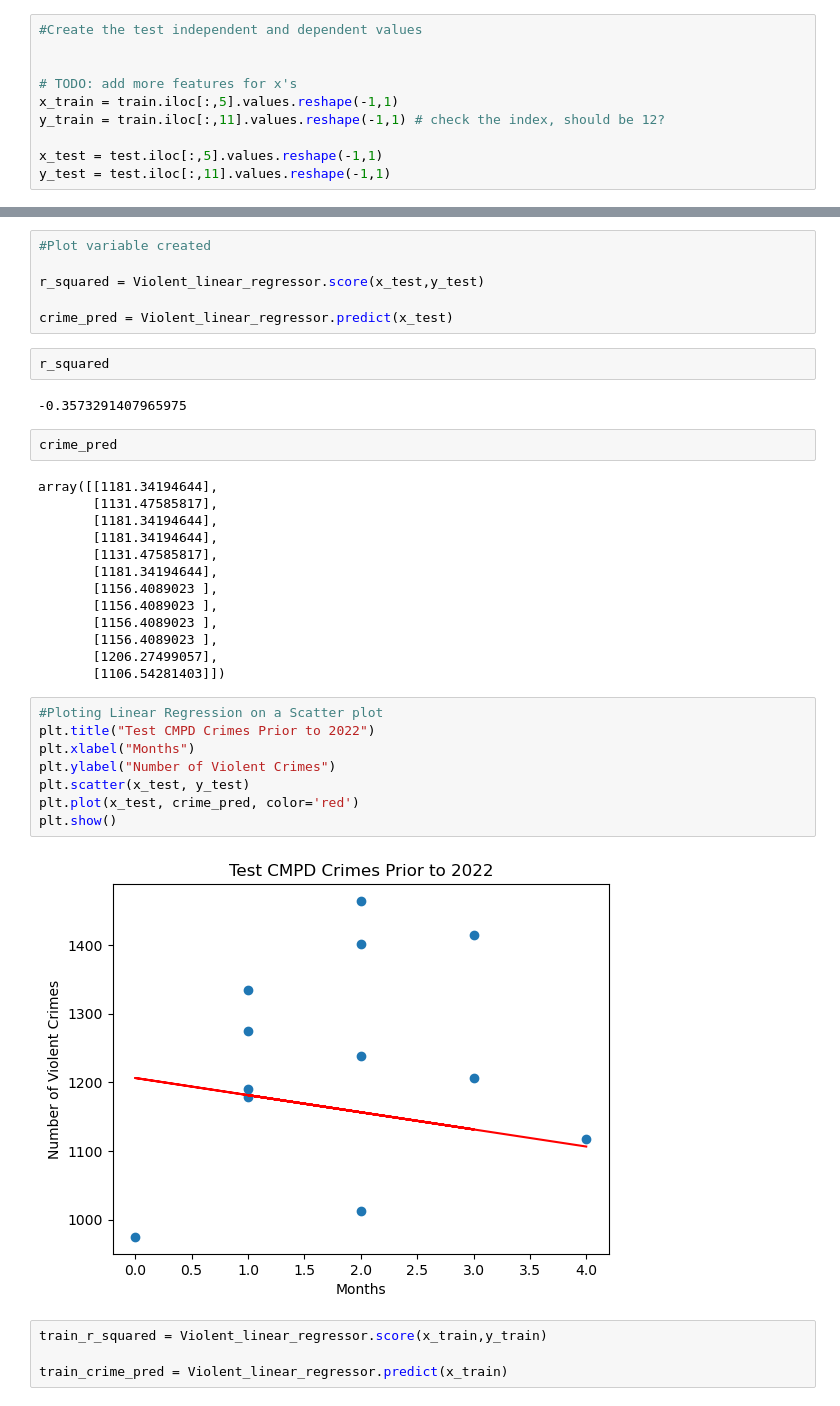
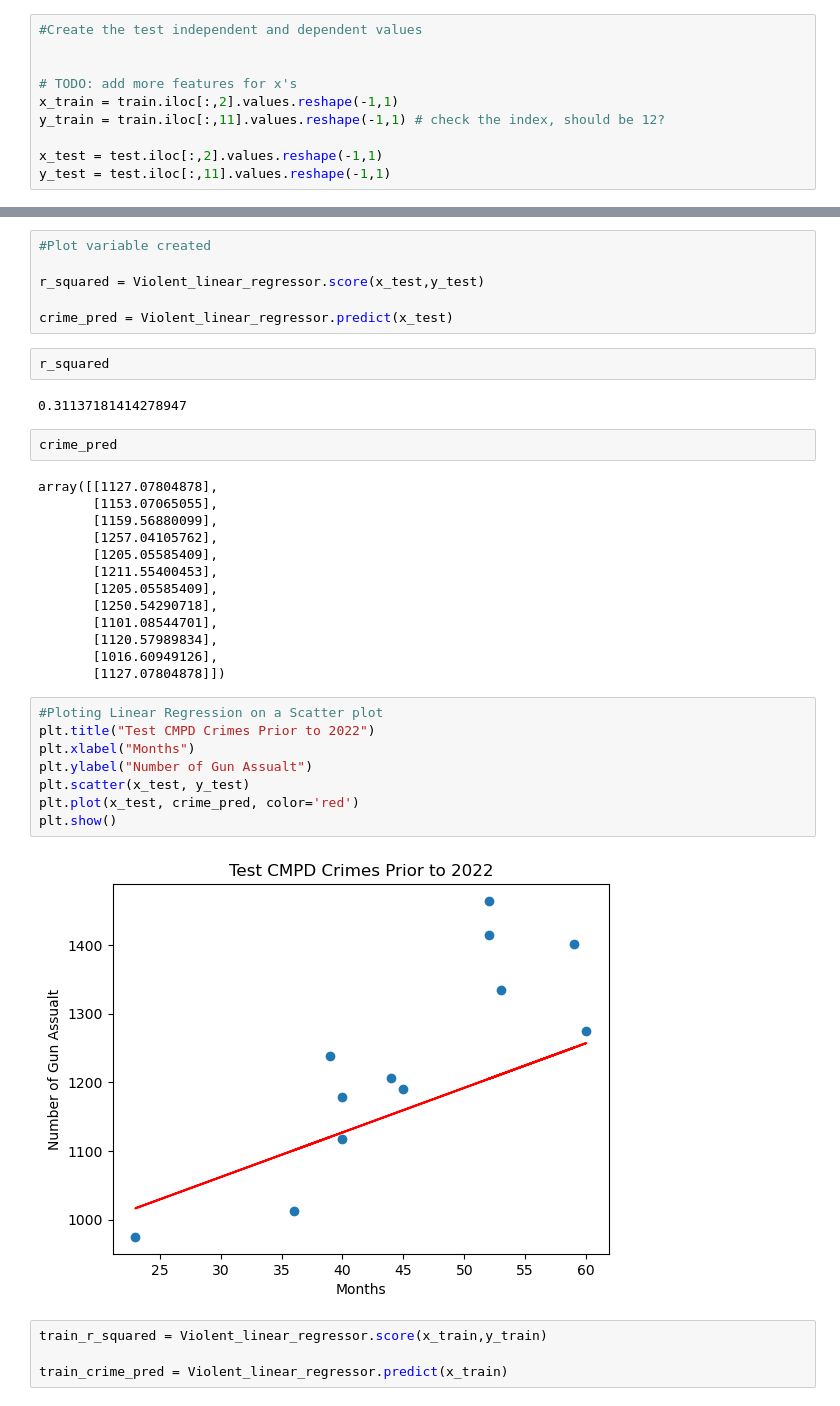
Before and after one commit to Kcav18/Final_Project, a Jupyter notebook: CMPD_linear_regression_model.ipynb, the cells around one changed output, grey strips where cells are left out. Drawn from its saved outputs; the diff is of its cells as text.

```diff
--- a/CMPD_linear_regression_model.ipynb
+++ b/CMPD_linear_regression_model.ipynb
@@ -67,10 +67,10 @@ train.info
 
 
 # TODO: add more features for x's
-x_train = train.iloc[:,5].values.reshape(-1,1)
+x_train = train.iloc[:,2].values.reshape(-1,1)
 y_train = train.iloc[:,11].values.reshape(-1,1) # check the index, should be 12?
 
-x_test = test.iloc[:,5].values.reshape(-1,1)
+x_test = test.iloc[:,2].values.reshape(-1,1)
 y_test = test.iloc[:,11].values.reshape(-1,1)
 # %%
 #Creating variables
@@ -92,32 +92,32 @@ crime_pred = Violent_linear_regressor.predict(x_test)
 # %%
 r_squared
 # %% [output]
--0.3573291407965975
+0.31137181414278947
 # %%
 crime_pred
 # %% [output]
-array([[1181.34194644],
-       [1131.47585817],
-       [1181.34194644],
-       [1181.34194644],
-       [1131.47585817],
-       [1181.34194644],
-       [1156.4089023 ],
-       [1156.4089023 ],
-       [1156.4089023 ],
-       [1156.4089023 ],
-       [1206.27499057],
-       [1106.54281403]])
+array([[1127.07804878],
+       [1153.07065055],
+       [1159.56880099],
+       [1257.04105762],
+       [1205.05585409],
+       [1211.55400453],
+       [1205.05585409],
+       [1250.54290718],
+       [1101.08544701],
+       [1120.57989834],
+       [1016.60949126],
+       [1127.07804878]])
 # %%
 #Ploting Linear Regression on a Scatter plot
 plt.title("Test CMPD Crimes Prior to 2022")
 plt.xlabel("Months")
-plt.ylabel("Number of Violent Crimes")
+plt.ylabel("Number of Gun Assualt")
 plt.scatter(x_test, y_test)
 plt.plot(x_test, crime_pred, color='red')
 plt.show()
 # %% [output]
-[figure, old version]
+[figure, new version]
 # %%
 train_r_squared = Violent_linear_regressor.score(x_train,y_train)
 
```
Also changed, not shown: parts of 3 cells of this notebook.
